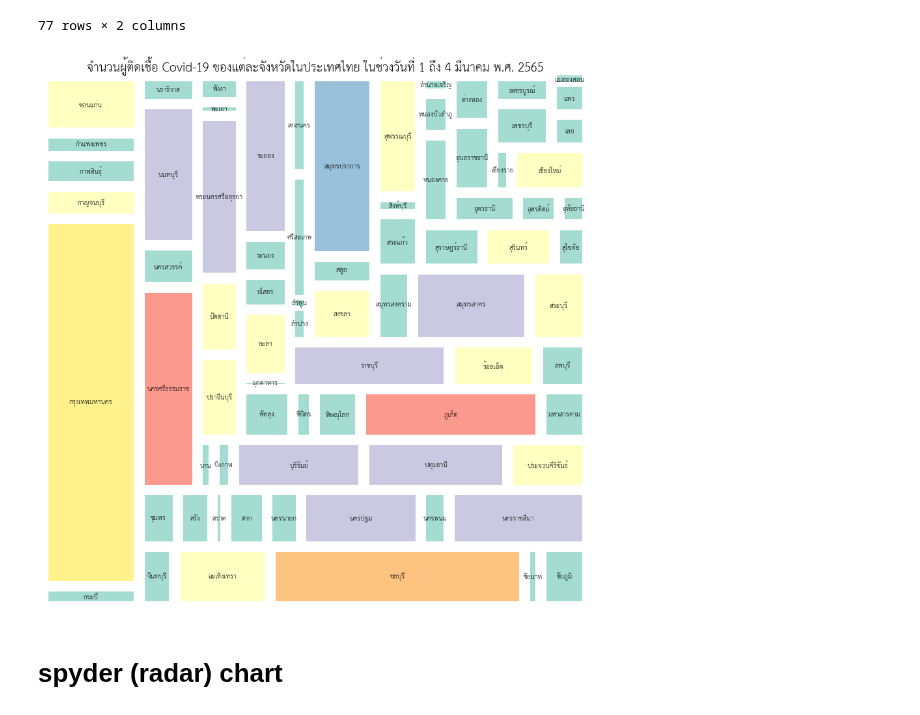
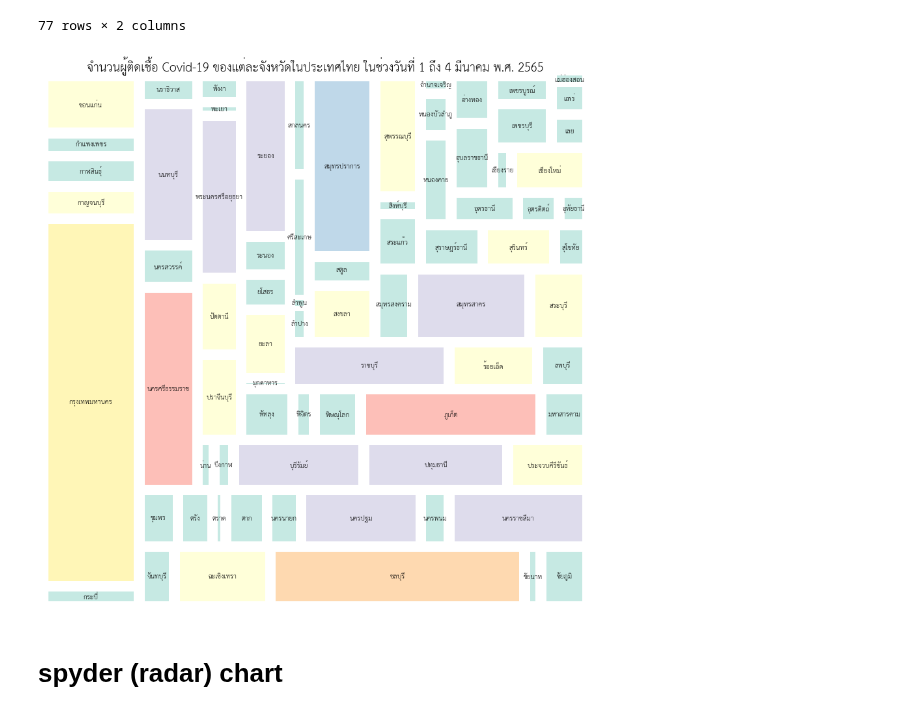
Before and after one commit to gameaphiwat/data_viz_2022, a Jupyter notebook: DataViz04_Data_Comparison.ipynb, the cells around one changed output. Saved outputs shown, nothing was run; the diff lists cells and outputs as text; code cells hidden in the pictures.

```diff
--- a/DataViz04_Data_Comparison.ipynb
+++ b/DataViz04_Data_Comparison.ipynb
@@ -583,11 +583,11 @@ labels=data_f['province_of_isolation'] #กำหนดlabel
 # %%
 fig = plt.figure(figsize=(15, 15)) #กำหนดขนาดของกราฟ
 ax = fig.add_subplot(111, aspect="auto") #กำหนดตำแหน่งของกราฟ และ กำหนดการแสดงค่าด้วยข้อมูล
-ax = squarify.plot(data_f['จำนวนผู้ติดเชื้อ'], color=colors, label=labels,  alpha=.8 , pad = True) #ใช้คำสั่งsquarifyในการพอตกราฟ
+ax = squarify.plot(data_f['จำนวนผู้ติดเชื้อ'], color=colors, label=labels,  alpha=.5 , pad = True) #ใช้คำสั่งsquarifyในการพอตกราฟ
 ax.set_title("จำนวนผู้ติดเชื้อ Covid-19 ของแต่ละจังหวัดในประเทศไทย ในช่วงวันที่ 1 ถึง 4 มีนาคม พ.ศ. 2565", fontsize=18) #กำหนดชื่อกราฟ
 plt.axis('off');
 # %% [output]
-[figure, old version]
+[figure, new version]
 # %% [markdown]
 # **spyder (radar) chart**
 # %%
```
